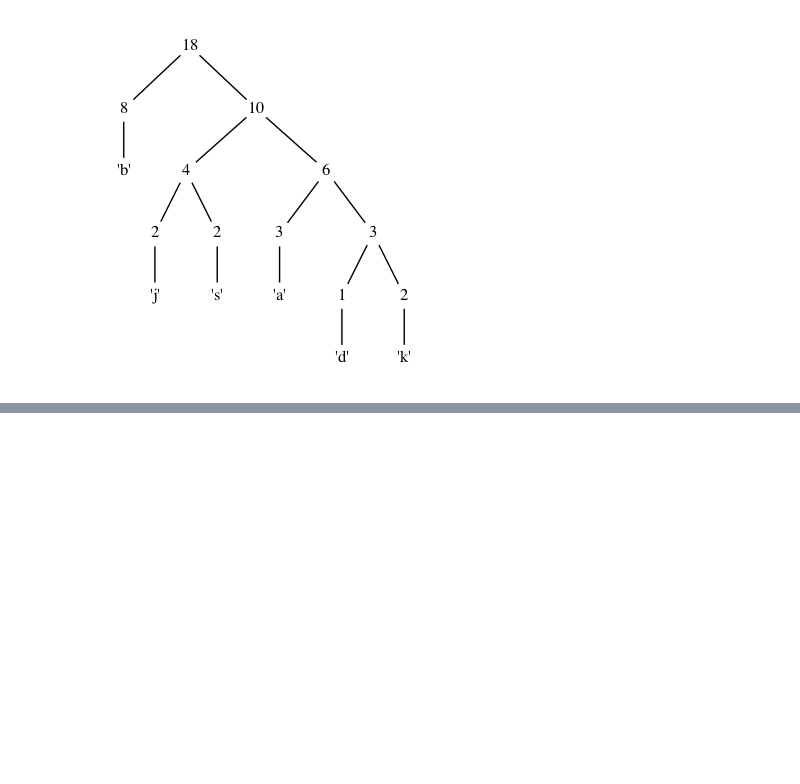
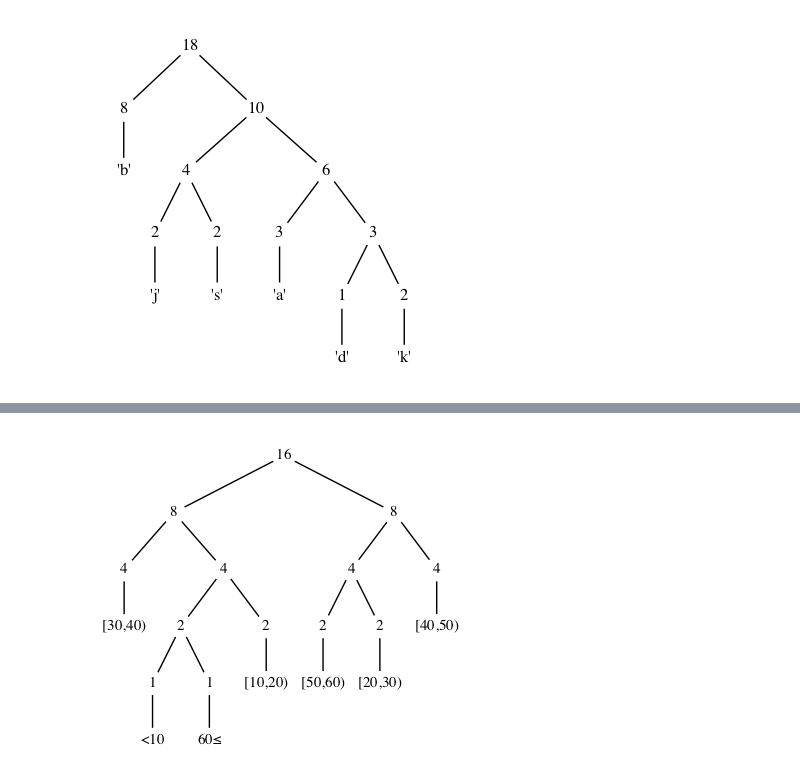
Before and after one commit to oisdk/IHaskell, a Jupyter notebook: notebooks/Privacy.ipynb, the cells around one changed output, grey strips where cells are left out. Drawn from its saved outputs; the diff is of its cells as text; code cells hidden in the pictures; blank space fills up the shorter version.

```diff
--- a/notebooks/Privacy.ipynb
+++ b/notebooks/Privacy.ipynb
@@ -158,0 +227,4 @@ huffmanTree "abkjbdkjbabsbsbbab"
+# %%
+buildHuffman (fromFrequencies ages)
+# %% [output]
+[figure, added]
```
Also changed, not shown: parts of 7 cells of this notebook.
